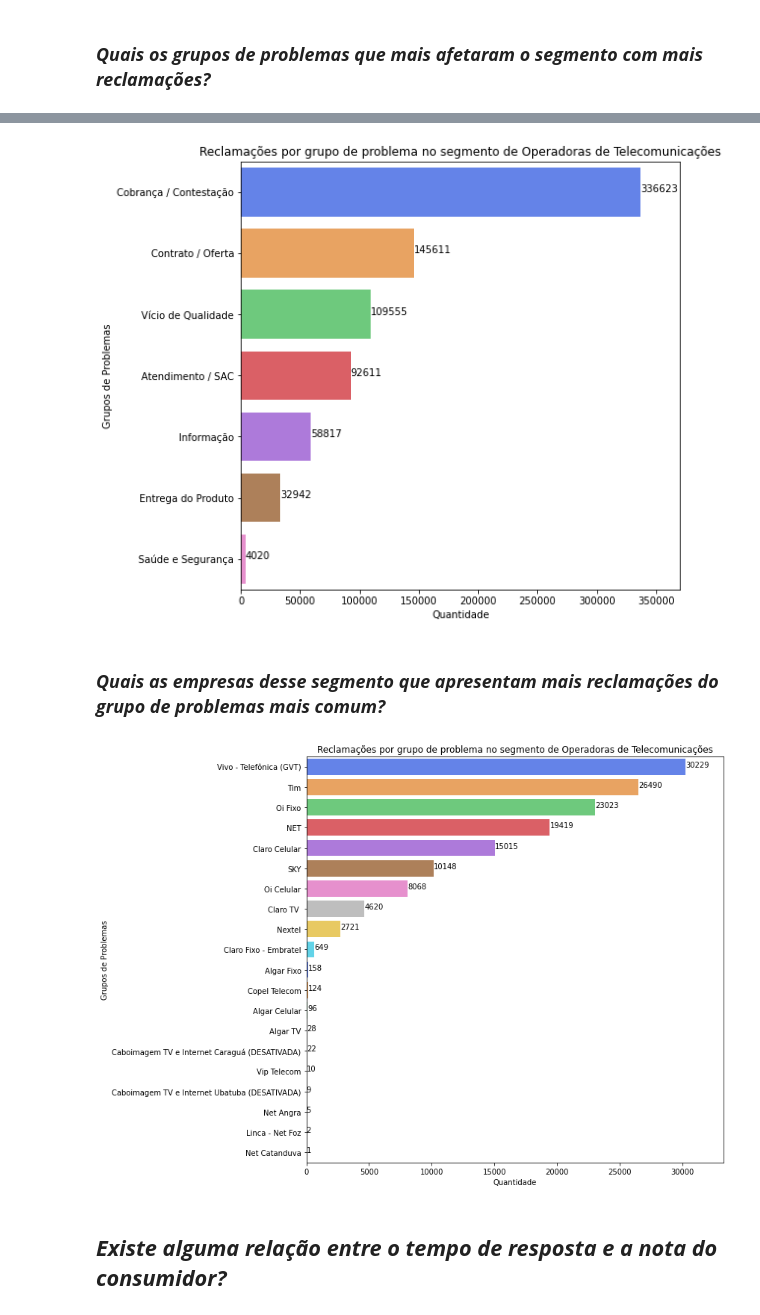
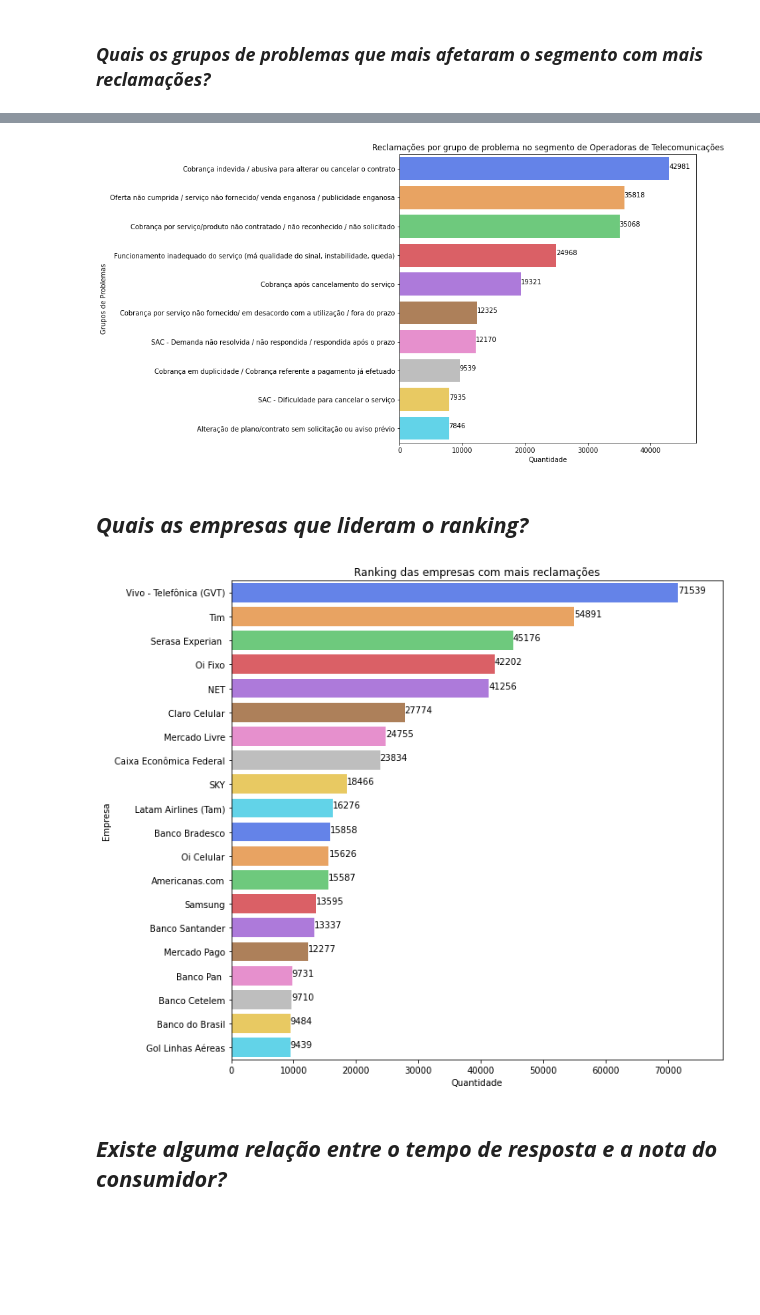
Before and after one commit to dimasparreiras/Data_Science, a Jupyter notebook: EDA_Reclamacoes_Consumidores_Brasileiros/EDA_Reclamacoes_Consumidores_Brasileiros_2019.ipynb, the cells around one changed output, grey strips where cells are left out. Cells and saved outputs as stored; diff of their text form; code cells hidden in the pictures; blank space fills up the shorter version.

Commit message:
Final - EDA Reclamações Consumidores 2019

```diff
--- a/EDA_Reclamacoes_Consumidores_Brasileiros/EDA_Reclamacoes_Consumidores_Brasileiros_2019.ipynb
+++ b/EDA_Reclamacoes_Consumidores_Brasileiros/EDA_Reclamacoes_Consumidores_Brasileiros_2019.ipynb
@@ -143,6 +181,7 @@ plt.show()
 ## ***Há predominância de faixa etária nas reclamações?***
 # %%
 faixa_etaria = dados_consumidor['Faixa Etária'].value_counts()
-ordem_faixa_etaria = ['até 20 anos', 'entre 21 a 30 anos', 'entre 31 a 40 anos', 'entre 41 a 50 anos', 'entre 51 a 60 anos',
-                      'entre 61 a 70 anos', 'mais de 70 anos']
+ordem_faixa_etaria = ['até 20 anos', 'entre 21 a 30 anos', 'entre 31 a 40 anos',
+                      'entre 41 a 50 anos', 'entre 51 a 60 anos', 'entre 61 a 70 anos',
+                      'mais de 70 anos']
 faixa_etaria = faixa_etaria.loc[ordem_faixa_etaria]
@@ -224,0 +242,24 @@ plt.show()
+# %%
+problema = dados_consumidor[dados_consumidor['Grupo Problema'] == 'Cobrança / Contestação']['Problema'].value_counts()
+# %%
+# Gerando o gráfico
+plt.figure(figsize=(8,8))
+sns.barplot(x=problema.head(10), y=problema.head(10).index, alpha=0.7, palette='bright', orient='h')
+# Obtendo o eixo do gráfico gerado
+ax = plt.gca()
+# Colocando as informações dos labels e título
+ax.set_xlabel(xlabel='Quantidade')
+ax.set_ylabel(ylabel='Problema')
+ax.set_title(label='Problemas que mais afetaram o Grupo de Problemas "Cobrança / Constatação"')
+# Definindo o valor limite do eixo Y em 110% do máximo valor encontrado
+x_max = problema.head(10).max() * 1.15
+ax.set_xlim([0, x_max])
+# Inserindo os rótulos com os valores de cada barra
+# Parâmetros:
+#     pp.get_x() + p.get_width()/2 = posição da barra + metade da largura para exibir os valores
+#      centralizados na barra
+#     p.get_height() = altura da barra para posicionar os valores sobre a barra
+for p in ax.patches:
+    ax.text(p.get_width(), p.get_y() + p.get_height()/2, '%d' % int(p.get_width()), ha='left')
+# Exibindo o gráfico
+plt.show()
@@ -273,5 +297,6 @@ plt.show()
 # %% [markdown]
 ### ***Quais os grupos de problemas que mais afetaram o segmento com mais reclamações?***
 # %%
-grupos_segmento = dados_consumidor[dados_consumidor['Segmento de Mercado'] == 'Operadoras de Telecomunicações (Telefonia, Internet, TV por assinatura)']
-grupos_segmento = dados_consumidor['Grupo Problema'].value_counts()
+problema_segmento = dados_consumidor[dados_consumidor['Segmento de Mercado'] ==
+                                     'Operadoras de Telecomunicações (Telefonia, Internet, TV por assinatura)']
+problema_segmento = problema_segmento['Problema'].value_counts()
@@ -291,25 +303,24 @@ Name: Grupo Problema, dtype: int64
 # %%
 # Gerando o gráfico
 plt.figure(figsize=(8,8))
-sns.barplot(x=grupos_segmento, y=grupos_segmento.index, alpha=0.7, palette='bright', orient='h')
+sns.barplot(x=problema_segmento.head(10), y=problema_segmento.head(10).index, alpha=0.7, palette='bright', orient='h')
 # Obtendo o eixo do gráfico gerado
 ax = plt.gca()
 # Colocando as informações dos labels e título
 ax.set_xlabel(xlabel='Quantidade')
 ax.set_ylabel(ylabel='Grupos de Problemas')
 ax.set_title(label='Reclamações por grupo de problema no segmento de Operadoras de Telecomunicações')
 # Definindo o valor limite do eixo Y em 110% do máximo valor encontrado
-x_max = grupos_segmento.max() * 1.1
+x_max = problema_segmento.head(10).max() * 1.1
 ax.set_xlim([0, x_max])
 # Inserindo os rótulos com os valores de cada barra
 # Parâmetros:
-#     pp.get_x() + p.get_width()/2 = posição da barra + metade da largura para exibir os valores centralizados na barra
+#     pp.get_x() + p.get_width()/2 = posição da barra + metade da largura para exibir os valores
+#      centralizados na barra
 #     p.get_height() = altura da barra para posicionar os valores sobre a barra
 for p in ax.patches:
     ax.text(p.get_width(), p.get_y() + p.get_height()/2, '%d' % int(p.get_width()), ha='left')
 # Exibindo o gráfico
 plt.show()
 # %% [output]
-[figure, old version]
+[figure, new version]
-# %% [markdown]
-### ***Quais as empresas desse segmento que apresentam mais reclamações do grupo de problemas mais comum?***
@@ -319,0 +327,2 @@ empresas = empresas['Nome Fantasia'].value_counts()
+# %% [markdown]
+## ***Quais as empresas que lideram o ranking?***
@@ -320,26 +331,27 @@ empresas = empresas['Nome Fantasia'].value_counts()
 # %%
 # Gerando o gráfico
 plt.figure(figsize=(10,10))
-sns.barplot(x=empresas, y=empresas.index, alpha=0.7, palette='bright', orient='h')
+sns.barplot(x=empresas.head(20), y=empresas.head(20).index, alpha=0.7, palette='bright', orient='h')
 # Obtendo o eixo do gráfico gerado
 ax = plt.gca()
 # Colocando as informações dos labels e título
 ax.set_xlabel(xlabel='Quantidade')
-ax.set_ylabel(ylabel='Grupos de Problemas')
-ax.set_title(label='Reclamações por grupo de problema no segmento de Operadoras de Telecomunicações')
+ax.set_ylabel(ylabel='Empresa')
+ax.set_title(label='Ranking das empresas com mais reclamações')
 # Definindo o valor limite do eixo Y em 110% do máximo valor encontrado
-x_max = empresas.max() * 1.1
+x_max = empresas.head(20).max() * 1.1
 ax.set_xlim([0, x_max])
 # Inserindo os rótulos com os valores de cada barra
 # Parâmetros:
-#     pp.get_x() + p.get_width()/2 = posição da barra + metade da largura para exibir os valores centralizados na barra
+#     pp.get_x() + p.get_width()/2 = posição da barra + metade da largura para exibir os valores
+#      centralizados na barra
 #     p.get_height() = altura da barra para posicionar os valores sobre a barra
 for p in ax.patches:
     ax.text(p.get_width(), p.get_y() + p.get_height()/2, '%d' % int(p.get_width()), ha='left')
 # Exibindo o gráfico
 plt.show()
 # %% [output]
-[figure, old version]
+[figure, new version]
 # %% [markdown]
 ## ***Existe alguma relação entre o tempo de resposta e a nota do consumidor?***
 # %%
```
Also changed, not shown: parts of 49 cells of this notebook, 2 other files.
